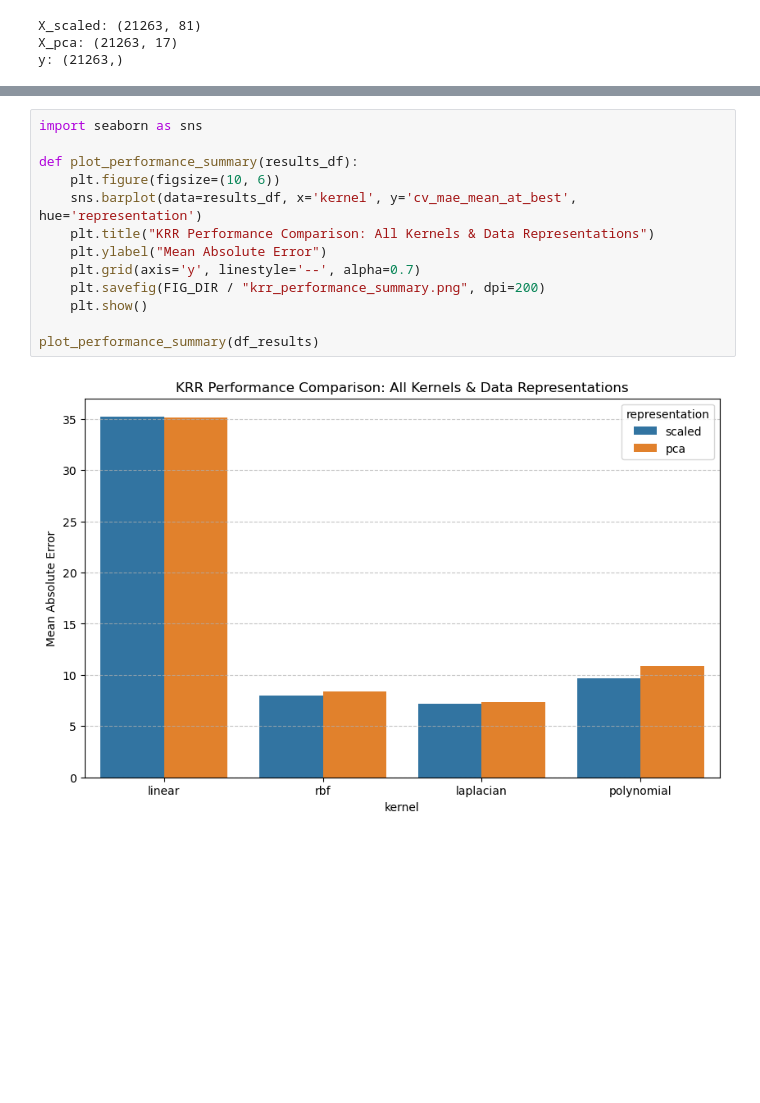
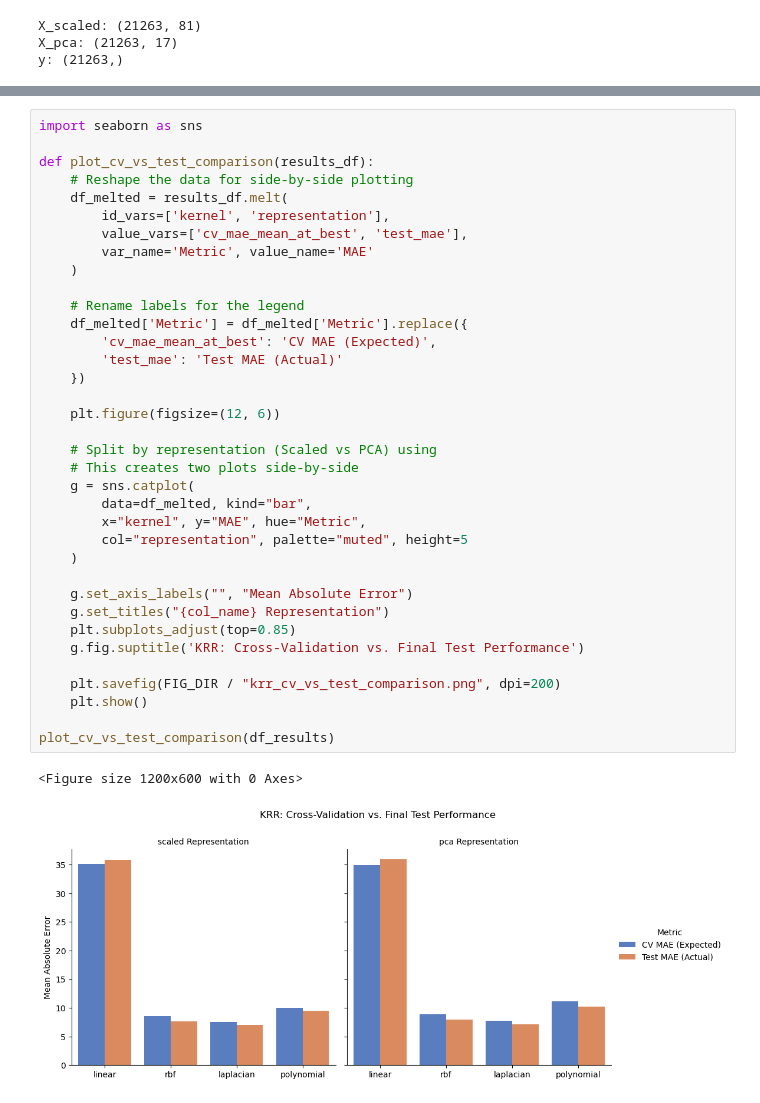
Before and after one commit to dimanaStoyanova7/kernel-regression-dim-reduction, a Jupyter notebook: notebooks/10_krr_results.ipynb, the cells around one changed output, grey strips where cells are left out. Drawn from its saved outputs; the diff is of its cells as text; blank space fills up the shorter version.

```diff
--- a/notebooks/10_krr_results.ipynb
+++ b/notebooks/10_krr_results.ipynb
@@ -281,19 +303,43 @@ Saved KRR CV Curve: C:\Users\dirkv\OneDrive\Documents\Delft\MSc_CS\Year1\EOSL\fi
 Saved KRR CV Curve: C:\Users\dirkv\OneDrive\Documents\Delft\MSc_CS\Year1\EOSL\final_project_repo\results\figures\kernel_ridge_regression\krr_cv_rmse_vs_gamma_laplacian.png
-# %%
-import seaborn as sns
-
-def plot_performance_summary(results_df):
-    plt.figure(figsize=(10, 6))
-    sns.barplot(data=results_df, x='kernel', y='cv_mae_mean_at_best', hue='representation')
-    plt.title("KRR Performance Comparison: All Kernels & Data Representations")
-    plt.ylabel("Mean Absolute Error")
-    plt.grid(axis='y', linestyle='--', alpha=0.7)
-    plt.savefig(FIG_DIR / "krr_performance_summary.png", dpi=200)
-    plt.show()
-
-plot_performance_summary(df_results)
-# %% [output]
-[figure, removed]
+# %%
+import seaborn as sns
+
+def plot_cv_vs_test_comparison(results_df):
+    # Reshape the data for side-by-side plotting
+    df_melted = results_df.melt(
+        id_vars=['kernel', 'representation'],
+        value_vars=['cv_mae_mean_at_best', 'test_mae'],
+        var_name='Metric', value_name='MAE'
+    )
+
+    # Rename labels for the legend
+    df_melted['Metric'] = df_melted['Metric'].replace({
+        'cv_mae_mean_at_best': 'CV MAE (Expected)',
+        'test_mae': 'Test MAE (Actual)'
+    })
+
+    plt.figure(figsize=(12, 6))
+
+    # Split by representation (Scaled vs PCA) using
+    # This creates two plots side-by-side
+    g = sns.catplot(
+        data=df_melted, kind="bar",
+        x="kernel", y="MAE", hue="Metric",
+        col="representation", palette="muted", height=5
+    )
+
+    g.set_axis_labels("", "Mean Absolute Error")
+    g.set_titles("{col_name} Representation")
+    plt.subplots_adjust(top=0.85)
+    g.fig.suptitle('KRR: Cross-Validation vs. Final Test Performance')
+
+    plt.savefig(FIG_DIR / "krr_cv_vs_test_comparison.png", dpi=200)
+    plt.show()
+
+plot_cv_vs_test_comparison(df_results)
+# %% [output]
+<Figure size 1200x600 with 0 Axes>
+[figure, added]
 # %%
 def plot_residuals(y_true, y_pred):
     residuals = y_true - y_pred
```
Also changed, not shown: parts of 4 cells of this notebook, 6 other files.
